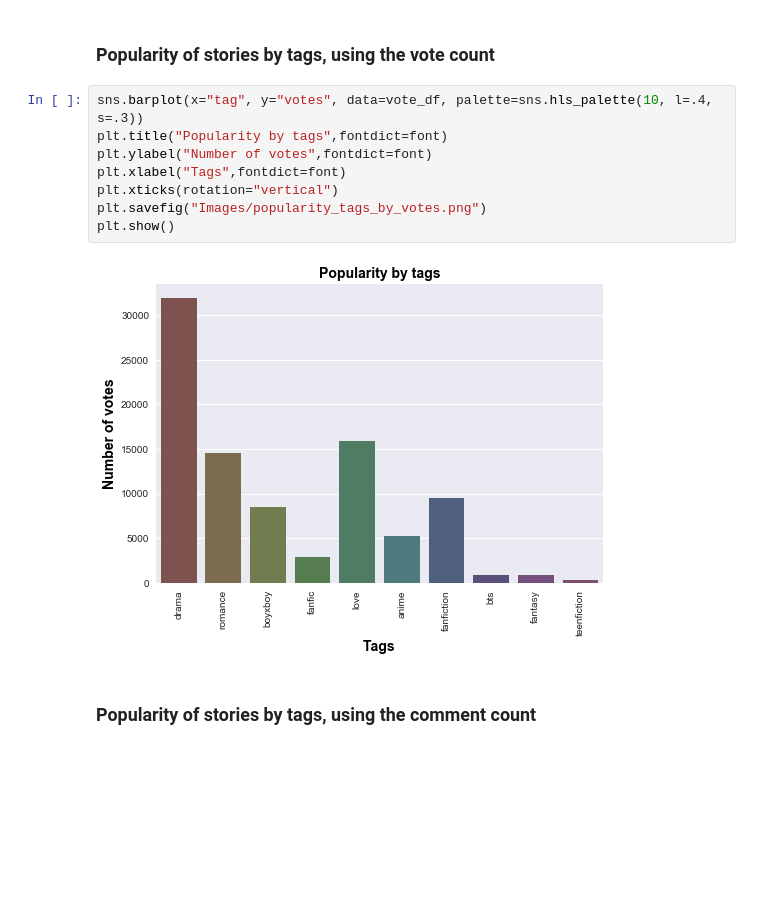
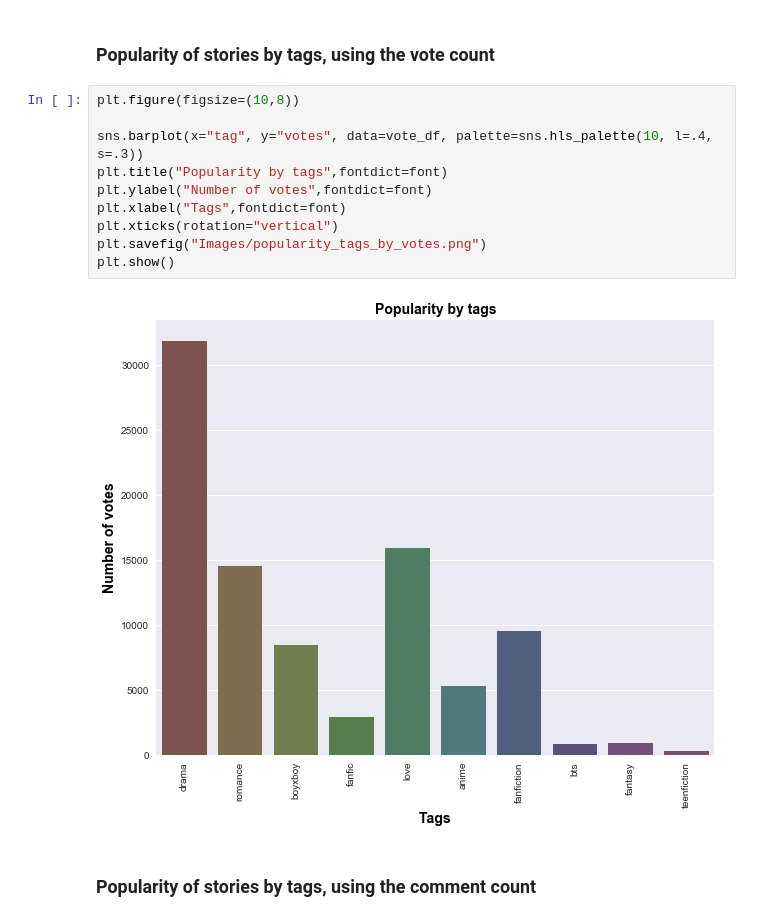
Before and after one commit to rupalimayekar/ProjectWattpad, a Jupyter notebook: WattpadAnalysis.ipynb, the cells around one changed output. Drawn from its saved outputs; the diff is of its cells as text; blank space fills up the shorter version.

```diff
--- a/WattpadAnalysis.ipynb
+++ b/WattpadAnalysis.ipynb
@@ -316,15 +316,17 @@ reads_df = pd.DataFrame({"tag": list(read_dict.keys()),
 # %% [markdown]
 ### Popularity of stories by tags, using the vote count
 # %%
+plt.figure(figsize=(10,8))
+
 sns.barplot(x="tag", y="votes", data=vote_df, palette=sns.hls_palette(10, l=.4, s=.3))
 plt.title("Popularity by tags",fontdict=font)
 plt.ylabel("Number of votes",fontdict=font)
 plt.xlabel("Tags",fontdict=font)
 plt.xticks(rotation="vertical")
 plt.savefig("Images/popularity_tags_by_votes.png")
 plt.show()
 # %% [output]
-[figure, old version]
+[figure, new version]
 # %% [markdown]
 ### Popularity of stories by tags, using the comment count
 # %%
```
Also changed, not shown: parts of 3 cells of this notebook, 4 other files.
